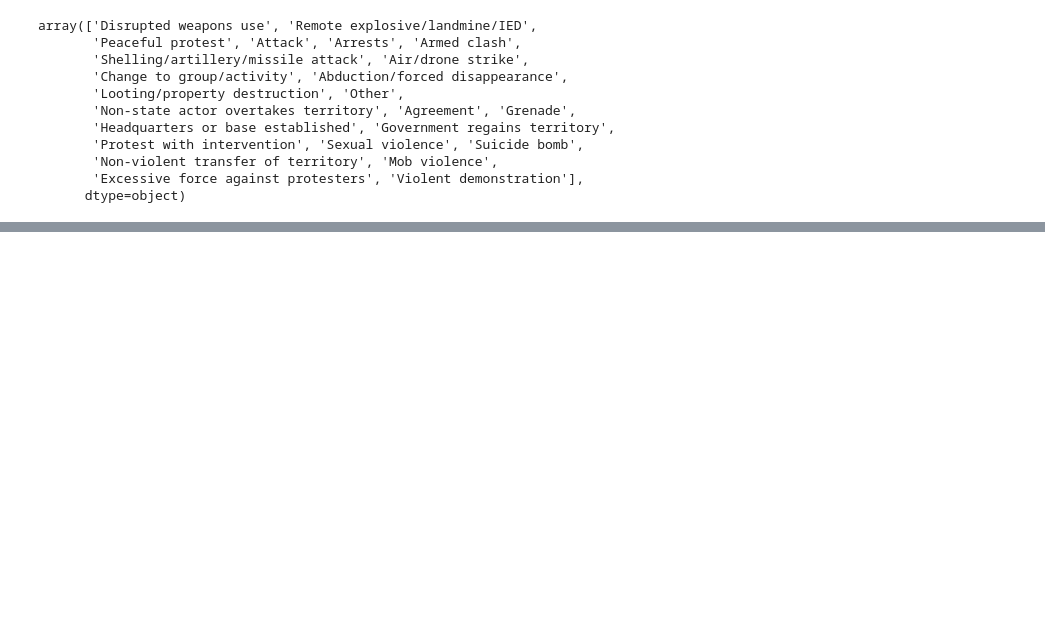
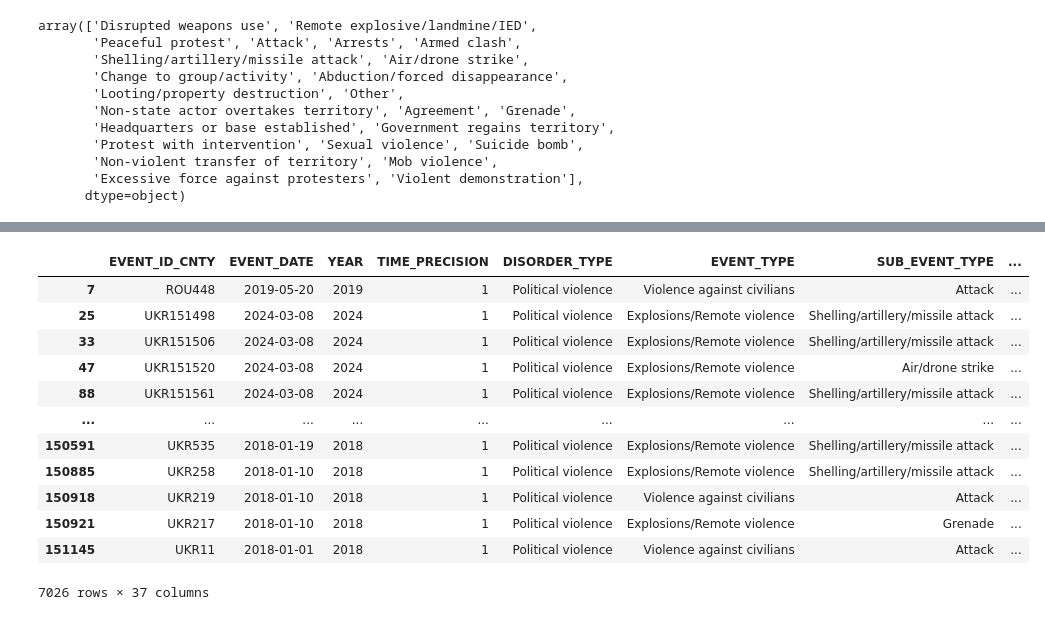
Before and after one commit to lukyrasocha/civillians-at-crossroads, a Jupyter notebook: final_project.ipynb, the cells around one changed output, grey strips where cells are left out. Drawn from its saved outputs; the diff is of its cells as text; code cells hidden in the pictures; blank space fills up the shorter version.

```diff
--- a/final_project.ipynb
+++ b/final_project.ipynb
@@ -386,0 +408,16 @@ array(['Disrupted weapons use', 'Remote explosive/landmine/IED',
+# %%
+data[data["CIVILIAN_TARGETING"] == "Civilian targeting"]
+# %% [output]
+|  | EVENT_ID_CNTY | EVENT_DATE | YEAR | TIME_PRECISION | DISORDER_TYPE | EVENT_TYPE | SUB_EVENT_TYPE | ... |
+| 7 | ROU448 | 2019-05-20 | 2019 | 1 | Political violence | Violence against civilians | Attack | ... |
+| 25 | UKR151498 | 2024-03-08 | 2024 | 1 | Political violence | Explosions/Remote violence | Shelling/artillery/missile attack | ... |
+| 33 | UKR151506 | 2024-03-08 | 2024 | 1 | Political violence | Explosions/Remote violence | Shelling/artillery/missile attack | ... |
+| 47 | UKR151520 | 2024-03-08 | 2024 | 1 | Political violence | Explosions/Remote violence | Air/drone strike | ... |
+| 88 | UKR151561 | 2024-03-08 | 2024 | 1 | Political violence | Explosions/Remote violence | Shelling/artillery/missile attack | ... |
+| ... | ... | ... | ... | ... | ... | ... | ... | ... |
+| 150591 | UKR535 | 2018-01-19 | 2018 | 1 | Political violence | Explosions/Remote violence | Shelling/artillery/missile attack | ... |
+| 150885 | UKR258 | 2018-01-10 | 2018 | 1 | Political violence | Explosions/Remote violence | Shelling/artillery/missile attack | ... |
+| 150918 | UKR219 | 2018-01-10 | 2018 | 1 | Political violence | Violence against civilians | Attack | ... |
+| 150921 | UKR217 | 2018-01-10 | 2018 | 1 | Political violence | Explosions/Remote violence | Grenade | ... |
+| 151145 | UKR11 | 2018-01-01 | 2018 | 1 | Political violence | Violence against civilians | Attack | ... |
+7026 rows × 37 columns
```
Also changed, not shown: parts of 2 cells of this notebook, 1 other file.
